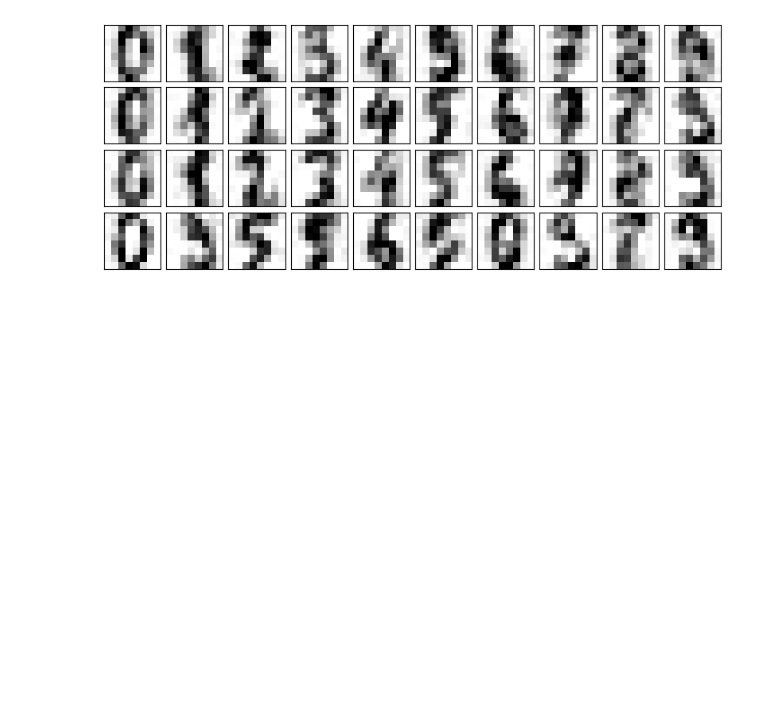
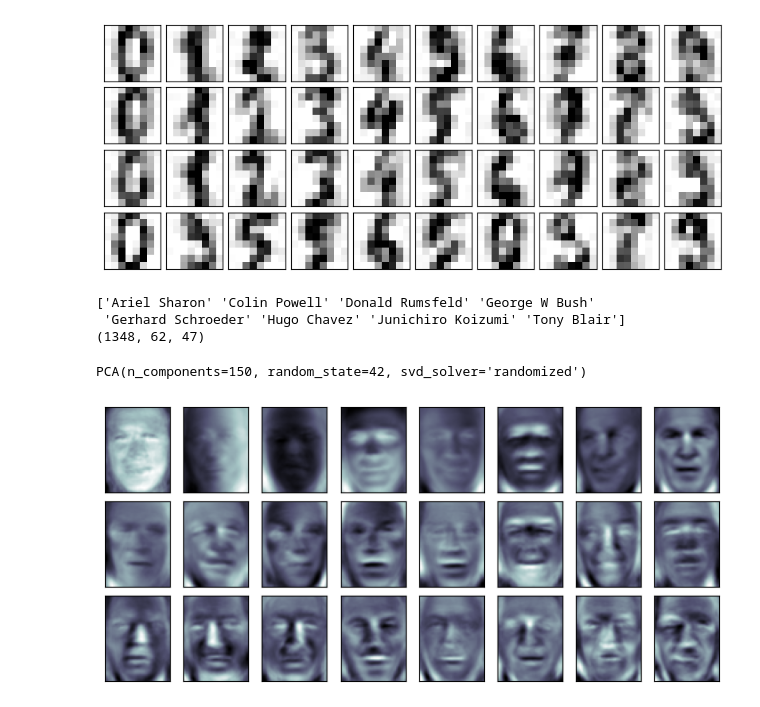
Before and after one commit to MaximillianJacob/PCA_Learning, a Jupyter notebook: py/PCA_test.ipynb, the cells around one changed output. Saved outputs shown, nothing was run; the diff lists cells and outputs as text; code cells hidden in the pictures; blank space fills up the shorter version.

```diff
--- a/py/PCA_test.ipynb
+++ b/py/PCA_test.ipynb
@@ -247,5 +216,24 @@ from sklearn.datasets import fetch_lfw_people
 faces = fetch_lfw_people(min_faces_per_person=60)
 # %%
 print(faces.target_names)
+print(faces.images.shape)
+# %% [output]
+['Ariel Sharon' 'Colin Powell' 'Donald Rumsfeld' 'George W Bush'
+ 'Gerhard Schroeder' 'Hugo Chavez' 'Junichiro Koizumi' 'Tony Blair']
+(1348, 62, 47)
 # %%
 faces.head()
+# %%
+pca=PCA(150, svd_solver='randomized', random_state=42)
+pca.fit(faces.data)
+# %% [output]
+PCA(n_components=150, random_state=42, svd_solver='randomized')
+# %%
+fig, axes = plt.subplots(3,8, figsize=(9,4),
+                         subplot_kw={'xticks':[], 'yticks':[]},
+                         gridspec_kw=dict(hspace=0.1, wspace=0.1))
+
+for i, ax in enumerate(axes.flat):
+    ax.imshow(pca.components_[i].reshape(62, 47), cmap='bone')
+# %% [output]
+[figure, added]
```
Also changed, not shown: parts of 10 cells of this notebook.
